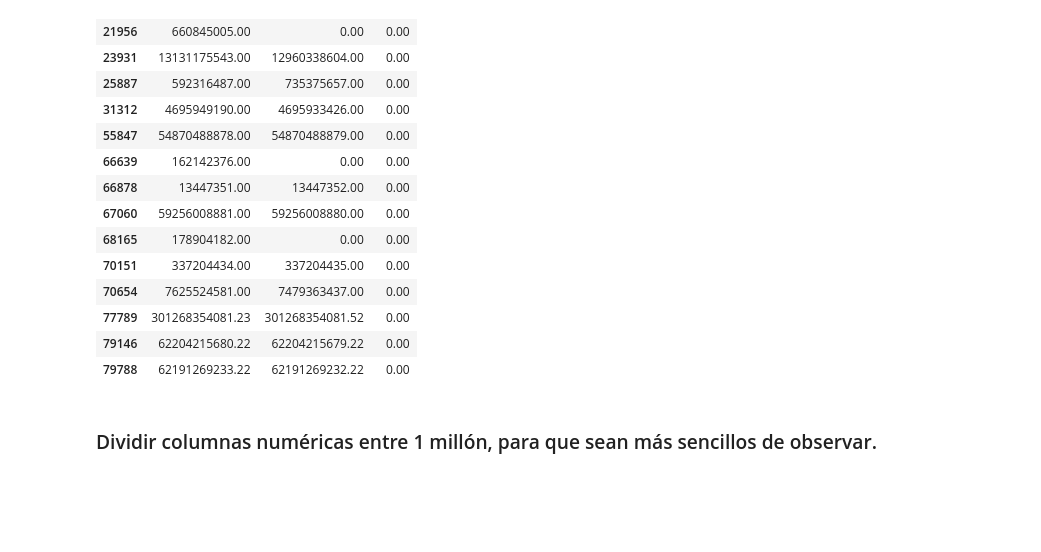
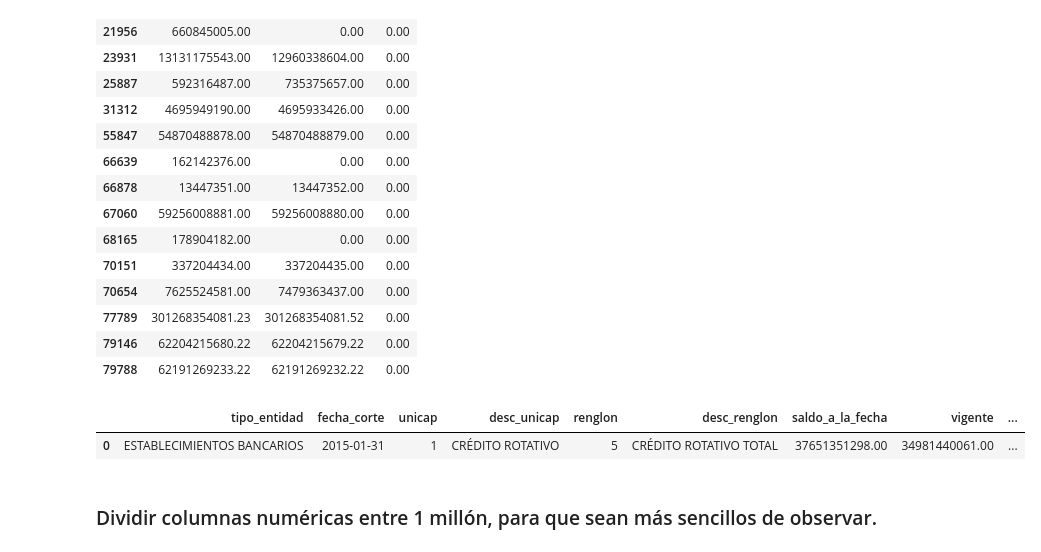
Before and after one commit to AlexanderBedoyaC/no_supervisado, a Jupyter notebook: 1. Limpieza y Transformación.ipynb, the cells around one changed output. Drawn from its saved outputs; the diff is of its cells as text; code cells hidden in the pictures; blank space fills up the shorter version.

```diff
--- a/1. Limpieza y Transformación.ipynb
+++ b/1. Limpieza y Transformación.ipynb
@@ -382,3 +382,8 @@ df.drop(indices_ceros_abonos, axis=0, inplace=True)
 
 #Eliminar columna suma
 df.drop('suma', axis=1, inplace=True)
+# %%
+df.head(1)
+# %% [output]
+|  | tipo_entidad | fecha_corte | unicap | desc_unicap | renglon | desc_renglon | saldo_a_la_fecha | vigente | ... |
+| 0 | ESTABLECIMIENTOS BANCARIOS | 2015-01-31 | 1 | CRÉDITO ROTATIVO | 5 | CRÉDITO ROTATIVO TOTAL | 37651351298.00 | 34981440061.00 | ... |
```
Also changed, not shown: parts of 2 cells of this notebook, 7 other files.
